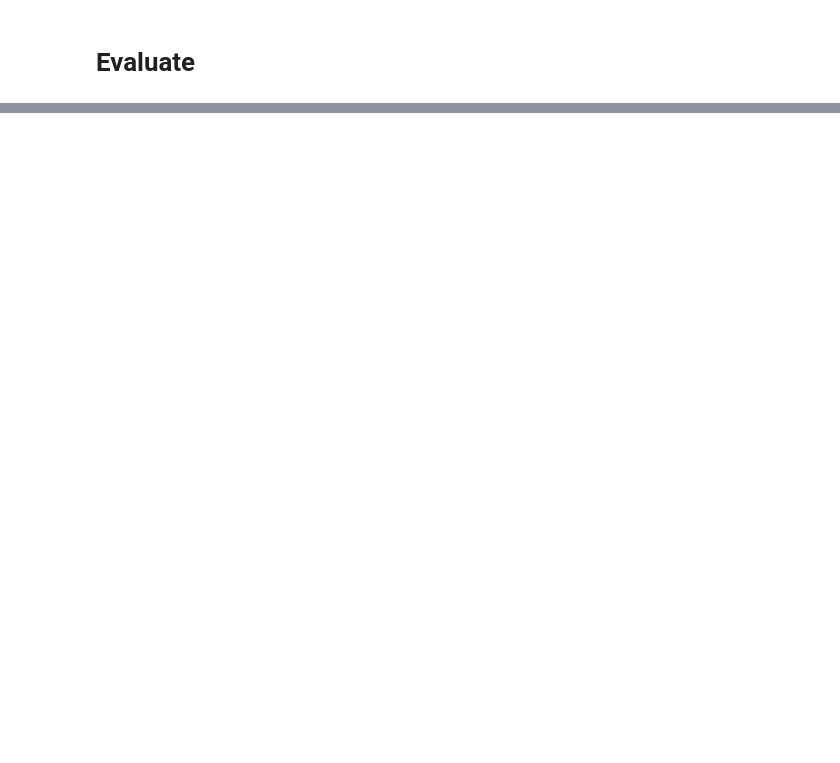
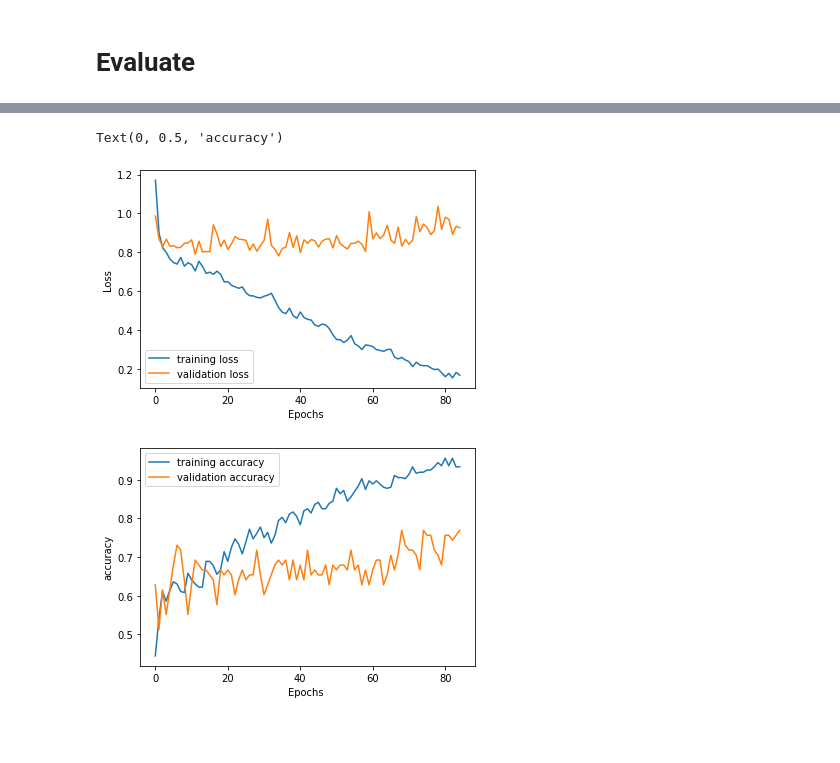
Before and after one commit to moharamfatema/heartbeat-sounds, a Jupyter notebook: heartbeat-sounds-classification.ipynb, the cells around one changed output, grey strips where cells are left out. Saved outputs shown, nothing was run; the diff lists cells and outputs as text; code cells hidden in the pictures; blank space fills up the shorter version.

```diff
--- a/heartbeat-sounds-classification.ipynb
+++ b/heartbeat-sounds-classification.ipynb
@@ -1079,0 +1287,17 @@ ROOT = '/kaggle/working/no-noise'
+# %%
+checkpoint_filepath_cnn = '/kaggle/working/checkpoints/cnn_deep'
+early_stopping = keras.callbacks.EarlyStopping(monitor='val_loss', patience = 50, mode='min')
+
+checkpoint = keras.callbacks.ModelCheckpoint(
+    filepath=checkpoint_filepath,
+    save_weights_only=True,
+    monitor='val_accuracy',
+    mode='max',
+    save_best_only=True)
+
+history=model_cnn_deep.fit(
+    x=np.array(x_trainb_pad),
+    y=y_trainb_encoded,epochs=500,
+    validation_data=(np.array(X_valb_pad),y_valb_encoded),
+    callbacks=[lrscheduler,checkpoint,early_stopping]
+)
@@ -1079,0 +1322,25 @@ ROOT = '/kaggle/working/no-noise'
+# %%
+num=len(history.history['loss'])
+
+plt.plot(range(num),history.history['loss'],label = 'training loss')
+plt.plot(range(num),history.history['val_loss'],label = 'validation loss')
+
+plt.legend()
+
+plt.xlabel("Epochs ")
+plt.ylabel('Loss')
+
+plt.figure()
+
+plt.plot(range(num),history.history['accuracy'],label = 'training accuracy')
+plt.plot(range(num),history.history['val_accuracy'],label = 'validation accuracy')
+
+plt.legend()
+plt.xlabel("Epochs ")
+plt.ylabel('accuracy')
+# %% [output]
+Text(0, 0.5, 'accuracy')
+[figure, added]
+[figure, added]
+# %% [markdown]
+##
```
Also changed, not shown: parts of 59 cells of this notebook.
